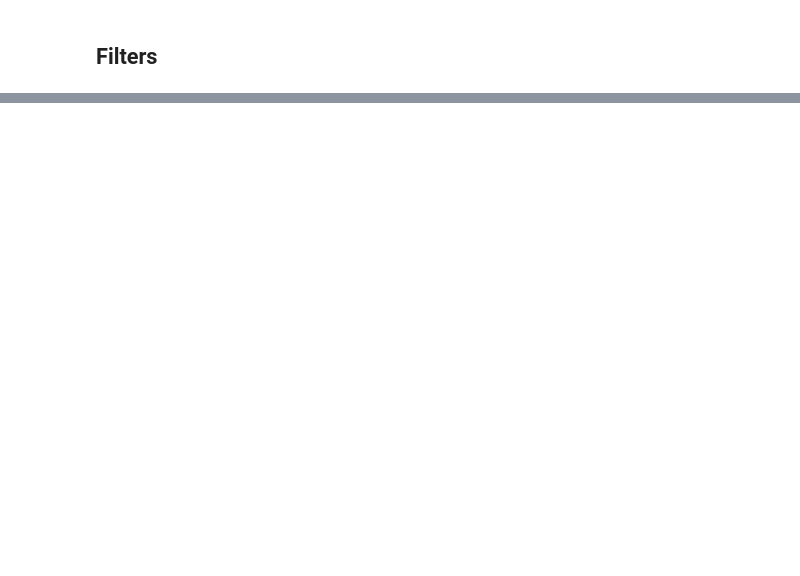
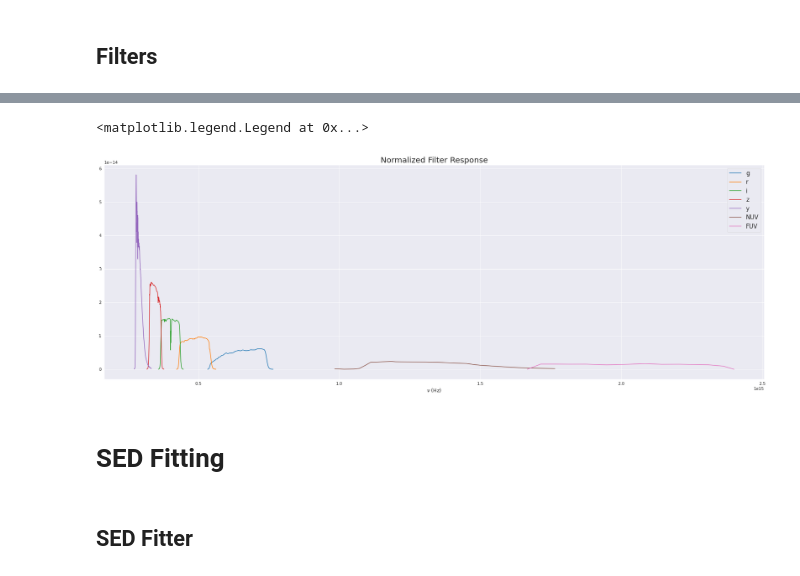
Before and after one commit to Jack3690/INSIST, a Jupyter notebook: UV_Stellar_Catalog.ipynb, the cells around one changed output, grey strips where cells are left out. Saved outputs shown, nothing was run; the diff lists cells and outputs as text; code cells hidden in the pictures; blank space fills up the shorter version.

```diff
--- a/UV_Stellar_Catalog.ipynb
+++ b/UV_Stellar_Catalog.ipynb
@@ -326,11 +335,18 @@ sed.convolve.convolve_model_dir(model_dir, filter_list)
 # %%
-plt.figure(figsize = (15,10))
+plt.figure(figsize = (30,10))
 for filter in filter_list:
   plt.plot(filter.nu,filter.response)
 
 plt.xlabel(r'$\nu$ (Hz)')
-plt.title('Filter Response',size=20)
-plt.legend(['g','r','i','z','y'])
+plt.title('Normalized Filter Response',size=20)
+plt.legend(['g','r','i','z','y' ,'NUV','FUV'])
+# %% [output]
+<matplotlib.legend.Legend at 0x...>
+[figure, added]
+# %% [markdown]
+# **SED Fitting**
+# %% [markdown]
+## **SED Fitter**
 # %%
 model_dir = 'models_kurucz'
 
```
Also changed, not shown: parts of 16 cells of this notebook.
